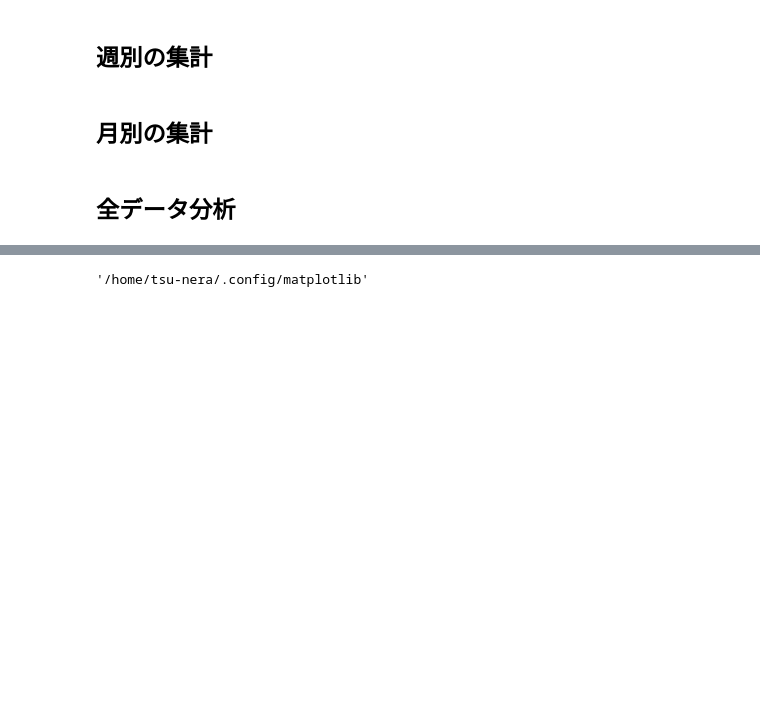
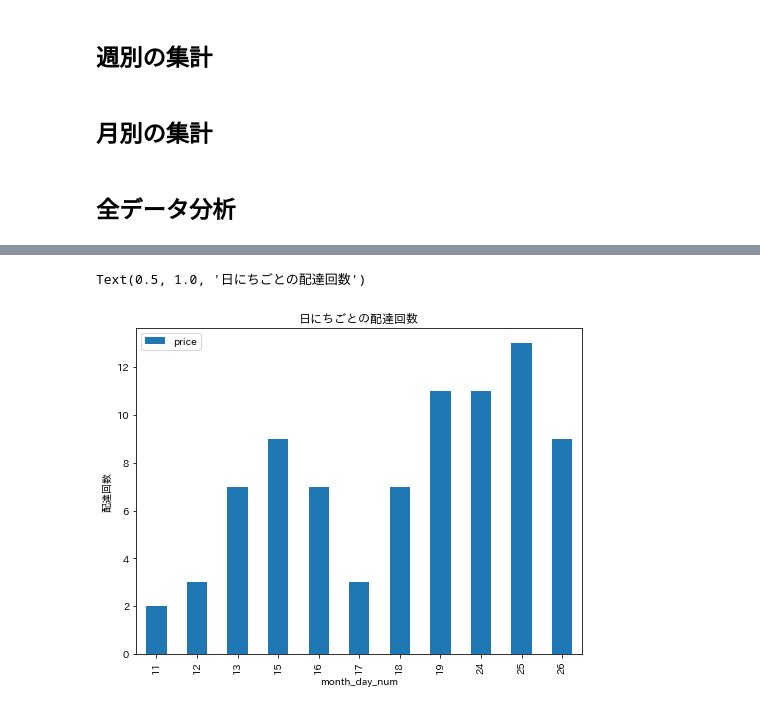
Before and after one commit to tsu-nera/ubereats-analysis, a Jupyter notebook: notebooks/trip_analysis.ipynb, the cells around one changed output, grey strips where cells are left out. Saved outputs shown, nothing was run; the diff lists cells and outputs as text; code cells hidden in the pictures; blank space fills up the shorter version.

```diff
--- a/notebooks/trip_analysis.ipynb
+++ b/notebooks/trip_analysis.ipynb
@@ -111,5 +110,10 @@ matplotlib.matplotlib_fname()
-# %%
-import matplotlib as mpl
-mpl.get_configdir()
-# %% [output]
-'/home/tsu-nera/.config/matplotlib'
+# %%
+uber_monthdays = df.pivot_table(index=['month_day_num'],
+                                  values='price',
+                                  aggfunc='count')
+uber_monthdays.plot(kind='bar')
+plt.ylabel('配達回数')
+plt.title('日にちごとの配達回数')
+# %% [output]
+Text(0.5, 1.0, '日にちごとの配達回数')
+[figure, added]
```
Also changed, not shown: parts of 6 cells of this notebook.
